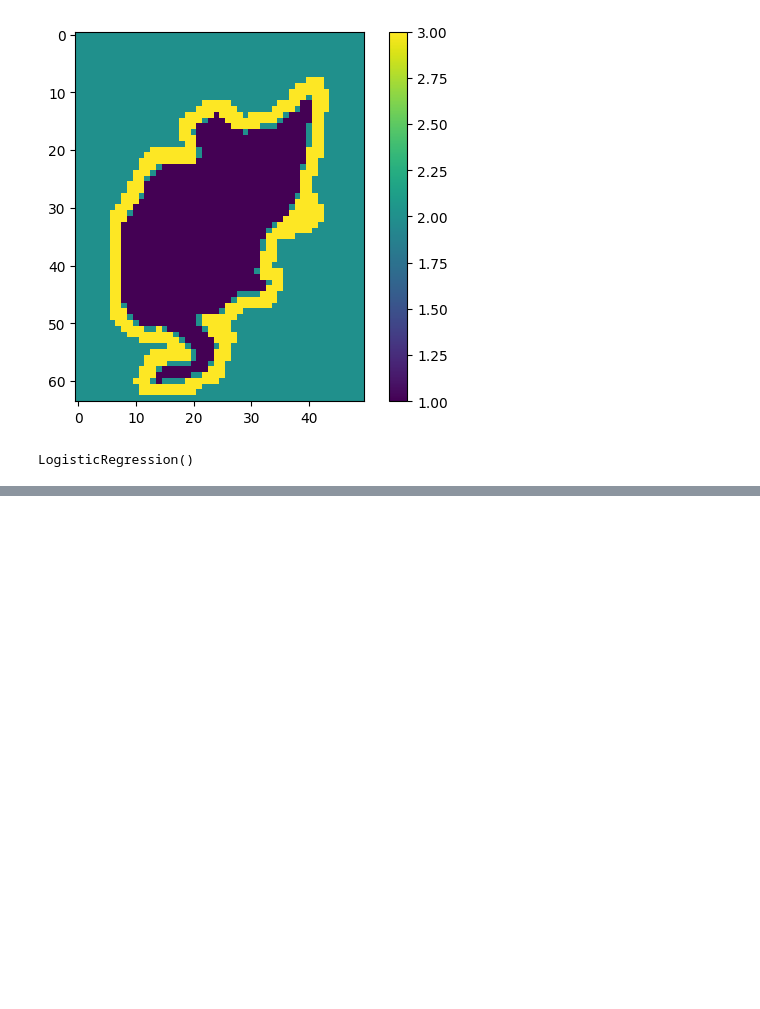
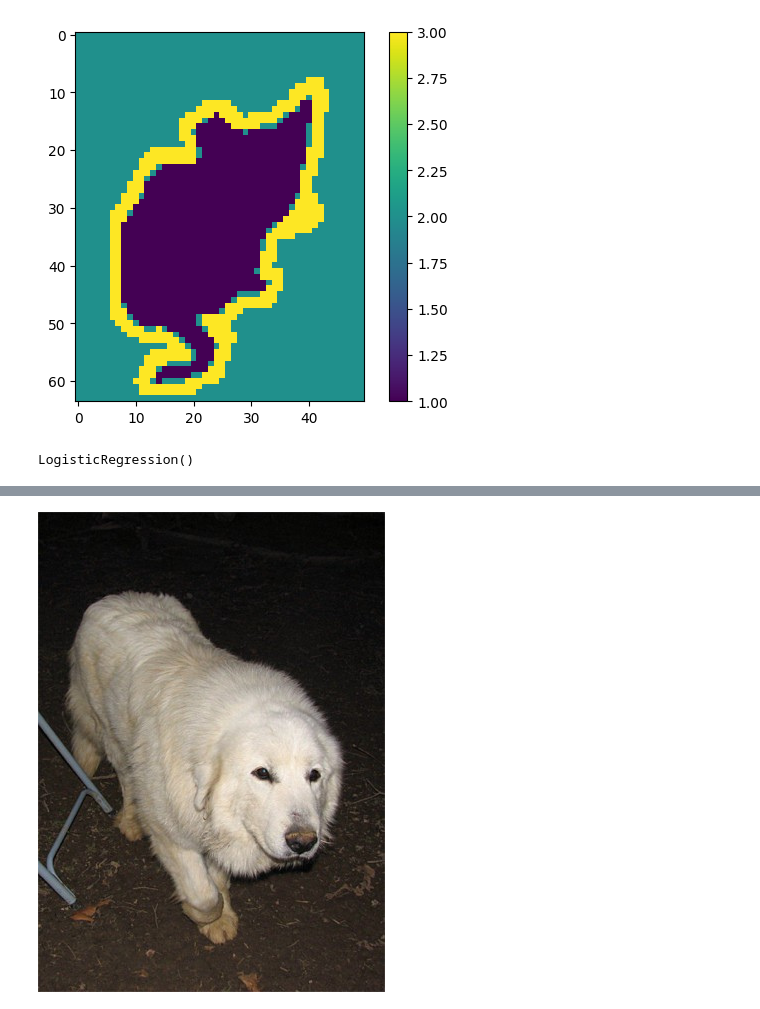
Before and after one commit to Hugo-dgn/GRM, a Jupyter notebook: test.ipynb, the cells around one changed output, grey strips where cells are left out. Cells and saved outputs as stored; diff of their text form; code cells hidden in the pictures; blank space fills up the shorter version.

```diff
--- a/test.ipynb
+++ b/test.ipynb
@@ -157,0 +189,4 @@ def segmentation_graph_from_image(image : np.array, beta : float, sigma : float)
+# %%
+cat_images[9]
+# %% [output]
+[figure, added]
```
Also changed, not shown: parts of 9 cells of this notebook, 3 other files.
